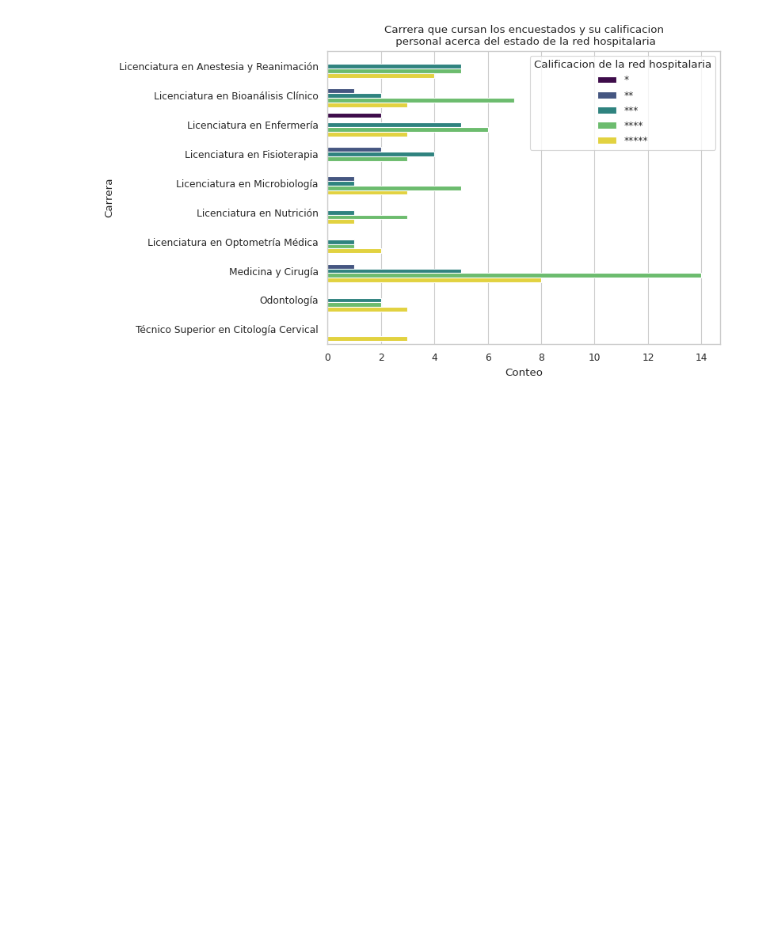
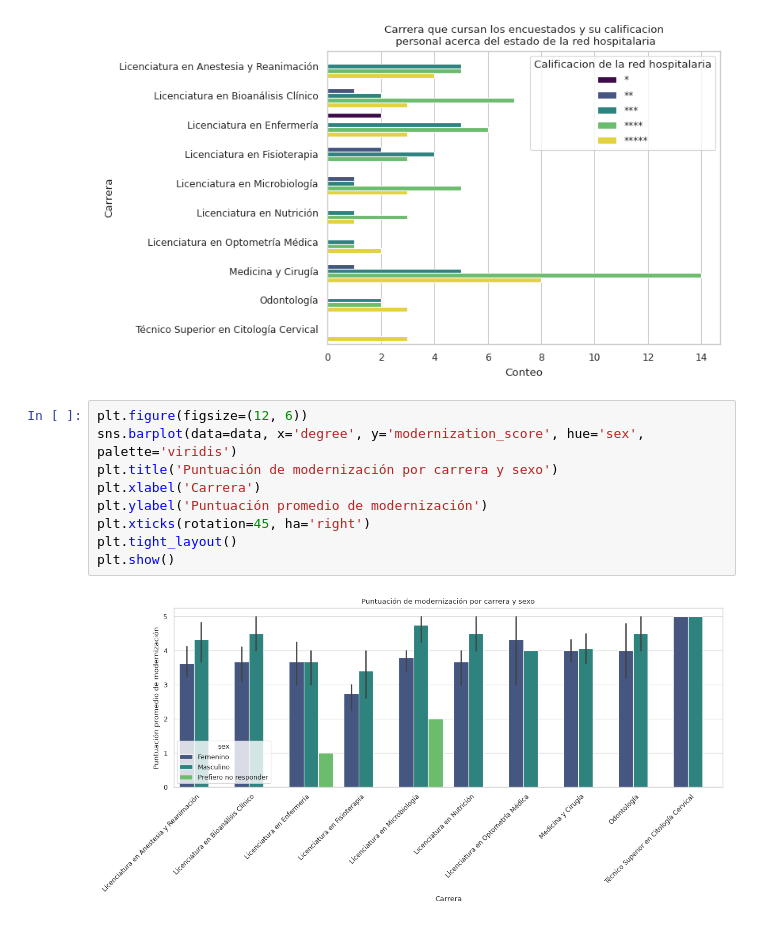
Before and after one commit to Mortadelo24/mejora-infrastructura-hospitalaria-managua-nicaragua, a Jupyter notebook: main.ipynb, the cells around one changed output. Saved outputs shown, nothing was run; the diff lists cells and outputs as text; blank space fills up the shorter version.

```diff
--- a/main.ipynb
+++ b/main.ipynb
@@ -128,3 +173,14 @@ ax.legend(
 # %% [output]
 <matplotlib.legend.Legend at 0x...>
 [figure]
+# %%
+plt.figure(figsize=(12, 6))
+sns.barplot(data=data, x='degree', y='modernization_score', hue='sex', palette='viridis')
+plt.title('Puntuación de modernización por carrera y sexo')
+plt.xlabel('Carrera')
+plt.ylabel('Puntuación promedio de modernización')
+plt.xticks(rotation=45, ha='right')
+plt.tight_layout()
+plt.show()
+# %% [output]
+[figure, added]
```
Also changed, not shown: parts of 6 cells of this notebook.
